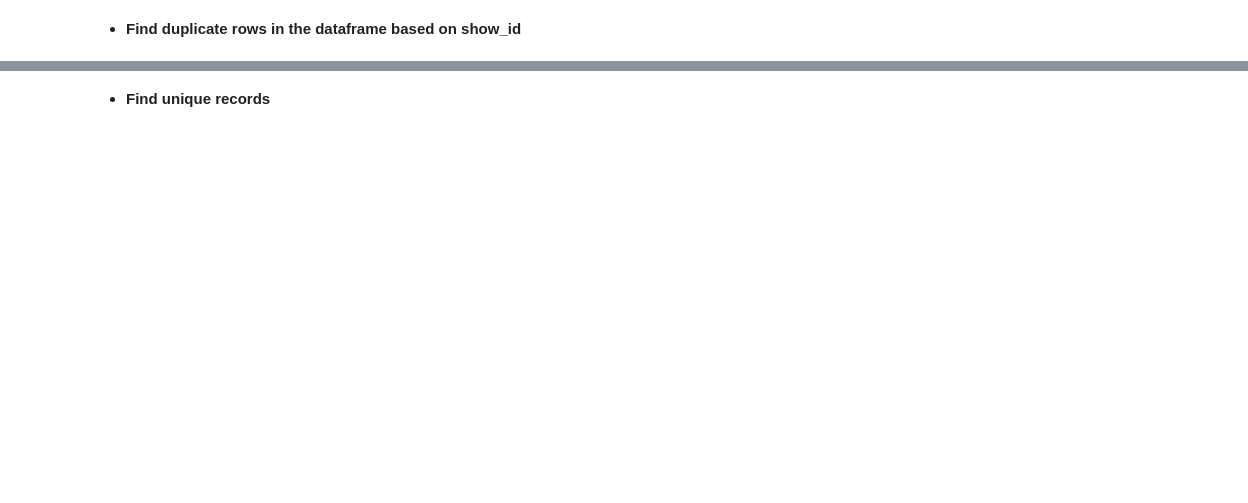
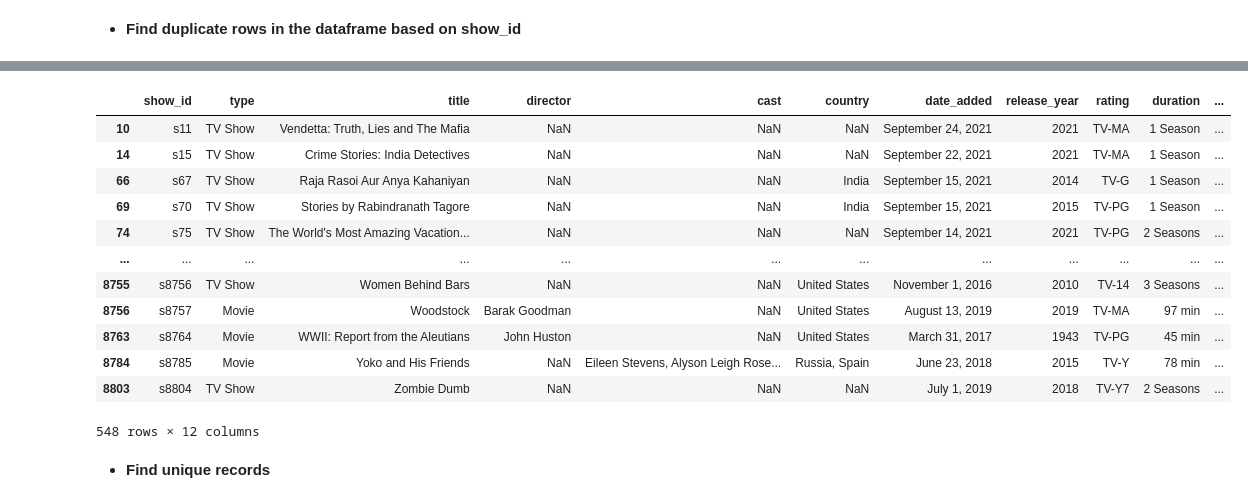
Before and after one commit to singhindu87/NetflixAnalysis_Python_EDA, a Jupyter notebook: NetflixAnalysis_Python_EDA.ipynb, the cells around one changed output, grey strips where cells are left out. Drawn from its saved outputs; the diff is of its cells as text; code cells hidden in the pictures; blank space fills up the shorter version.

```diff
--- a/NetflixAnalysis_Python_EDA.ipynb
+++ b/NetflixAnalysis_Python_EDA.ipynb
@@ -64,6 +154,20 @@ df[df[df.columns.tolist()].duplicated()==True]
 # %%
 #show dups based on show_id
-df[df['show_id'].duplicated()==True]
+df[df[['director','cast']].duplicated()==True]
+# %% [output]
+|  | show_id | type | title | director | cast | country | date_added | release_year | rating | duration | ... |
+| 10 | s11 | TV Show | Vendetta: Truth, Lies and The Mafia | NaN | NaN | NaN | September 24, 2021 | 2021 | TV-MA | 1 Season | ... |
+| 14 | s15 | TV Show | Crime Stories: India Detectives | NaN | NaN | NaN | September 22, 2021 | 2021 | TV-MA | 1 Season | ... |
+| 66 | s67 | TV Show | Raja Rasoi Aur Anya Kahaniyan | NaN | NaN | India | September 15, 2021 | 2014 | TV-G | 1 Season | ... |
+| 69 | s70 | TV Show | Stories by Rabindranath Tagore | NaN | NaN | India | September 15, 2021 | 2015 | TV-PG | 1 Season | ... |
+| 74 | s75 | TV Show | The World's Most Amazing Vacation... | NaN | NaN | NaN | September 14, 2021 | 2021 | TV-PG | 2 Seasons | ... |
+| ... | ... | ... | ... | ... | ... | ... | ... | ... | ... | ... | ... |
+| 8755 | s8756 | TV Show | Women Behind Bars | NaN | NaN | United States | November 1, 2016 | 2010 | TV-14 | 3 Seasons | ... |
+| 8756 | s8757 | Movie | Woodstock | Barak Goodman | NaN | United States | August 13, 2019 | 2019 | TV-MA | 97 min | ... |
+| 8763 | s8764 | Movie | WWII: Report from the Aleutians | John Huston | NaN | United States | March 31, 2017 | 1943 | TV-PG | 45 min | ... |
+| 8784 | s8785 | Movie | Yoko and His Friends | NaN | Eileen Stevens, Alyson Leigh Rose... | Russia, Spain | June 23, 2018 | 2015 | TV-Y | 78 min | ... |
+| 8803 | s8804 | TV Show | Zombie Dumb | NaN | NaN | NaN | July 1, 2019 | 2018 | TV-Y7 | 2 Seasons | ... |
+548 rows × 12 columns
 # %% [markdown]
 *  **Find unique records**
 # %%
```
Also changed, not shown: parts of 23 cells of this notebook.
